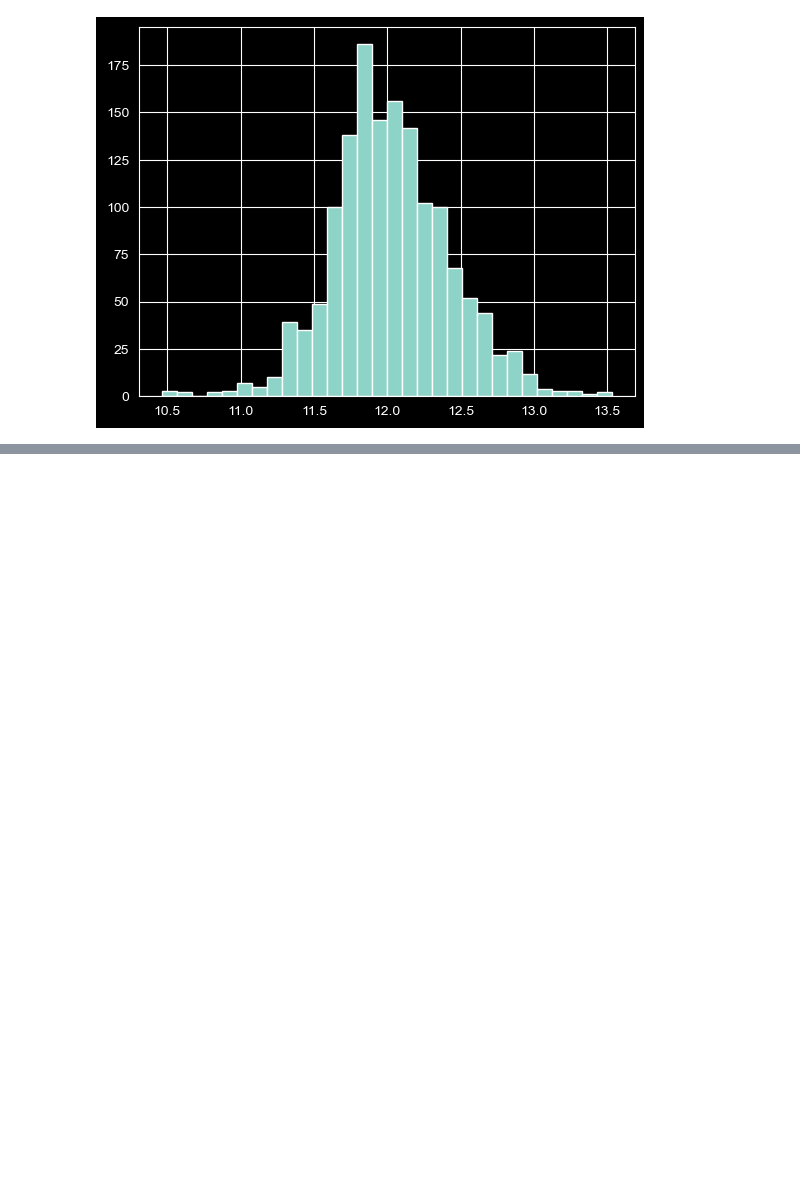
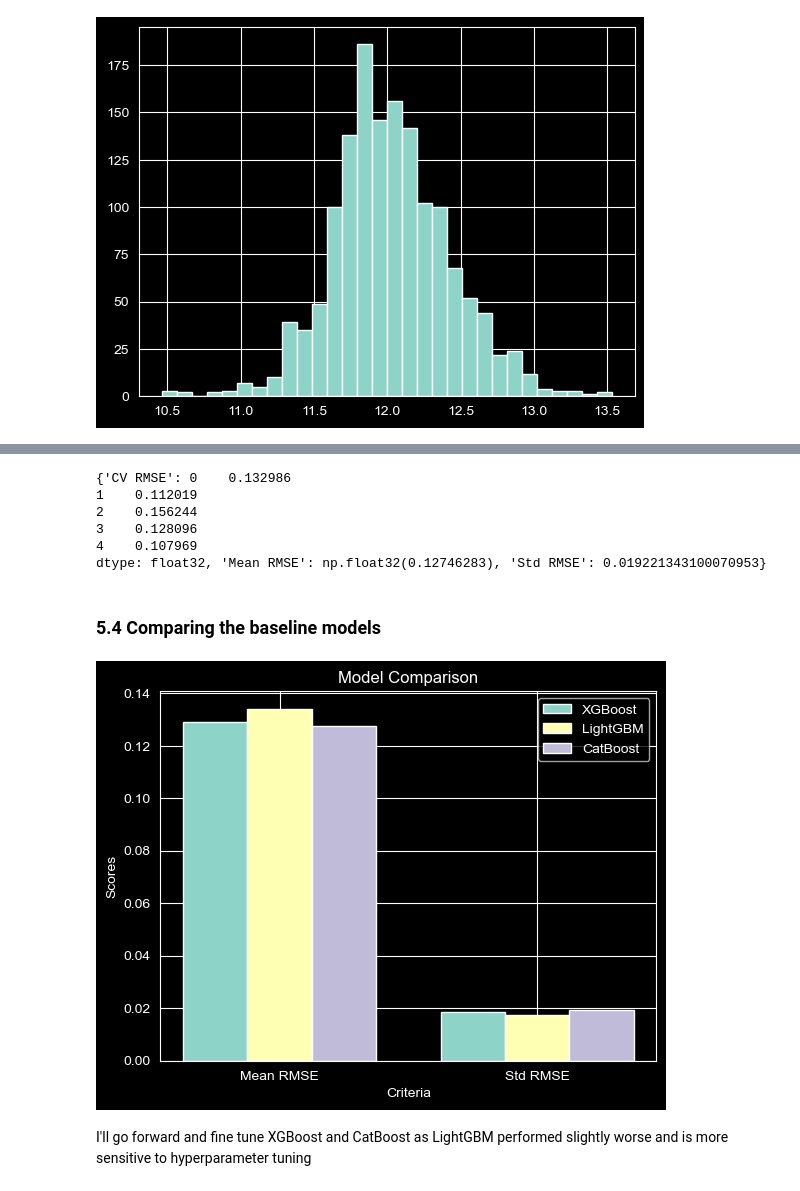
Before and after one commit to DebDev25/House-Prices-Advanced-Regressor, a Jupyter notebook: House_Price_Prediction.ipynb, the cells around one changed output, grey strips where cells are left out. Saved outputs shown, nothing was run; the diff lists cells and outputs as text; code cells hidden in the pictures; blank space fills up the shorter version.

```diff
--- a/House_Price_Prediction.ipynb
+++ b/House_Price_Prediction.ipynb
@@ -614,0 +799,3 @@ plt.hist(house_pricing["SalePrice"], bins=30);
+# %%
+LGBM_base_scores = make_eval_dict(rmse_scores)
+print(LGBM_base_scores)
@@ -614,0 +834,53 @@ plt.hist(house_pricing["SalePrice"], bins=30);
+# %%
+kf = KFold(n_splits=5, shuffle=True, random_state=42)
+
+rmse_scores = []
+
+for train_idx, val_idx in kf.split(X_cb):
+    X_train, X_val = X_cb.iloc[train_idx], X_cb.iloc[val_idx]
+    y_train, y_val = y_cb.iloc[train_idx], y_cb.iloc[val_idx]
+
+    cat_model.fit(
+        X_train, y_train,
+        cat_features=cat_features_indices,
+        eval_set=[(X_val, y_val)],
+        verbose=0,
+    )
+
+    preds = cat_model.predict(X_val)
+    rmse = np.sqrt(mean_squared_error(y_val, preds))
+    rmse_scores.append(rmse)
+# %%
+rmse_scores = pd.Series(rmse_scores)
+cb_base_scores = make_eval_dict(rmse_scores)
+print(cb_base_scores)
+# %% [output]
+{'CV RMSE': 0    0.132986
+1    0.112019
+2    0.156244
+3    0.128096
+4    0.107969
+dtype: float32, 'Mean RMSE': np.float32(0.12746283), 'Std RMSE': 0.019221343100070953}
+# %% [markdown]
+### 5.4 Comparing the baseline models
+# %%
+keys = list(XGB_base_scores.keys())[1:]
+
+x = np.arange(len(keys))
+width = 0.25
+
+plt.bar(x - width, list(XGB_base_scores.values())[1:], width, label='XGBoost')
+plt.bar(x, list(LGBM_base_scores.values())[1:], width, label='LightGBM')
+plt.bar(x + width, list(cb_base_scores.values())[1:], width, label='CatBoost')
+
+plt.xticks(x, keys)
+plt.legend()
+plt.title("Model Comparison")
+plt.xlabel("Criteria")
+plt.ylabel("Scores")
+
+plt.show();
+# %% [output]
+[figure, added]
+# %% [markdown]
+I'll go forward and fine tune XGBoost and CatBoost as LightGBM performed slightly worse and is more sensitive to hyperparameter tuning
```
Also changed, not shown: parts of 54 cells of this notebook.
